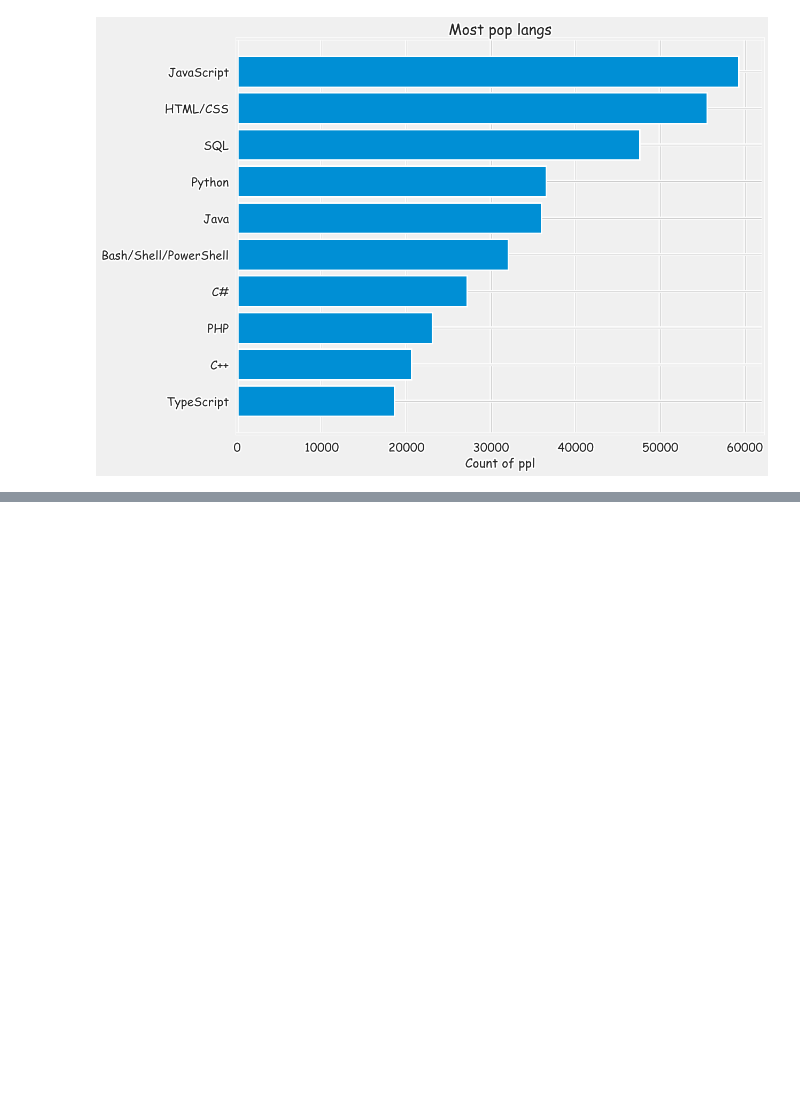
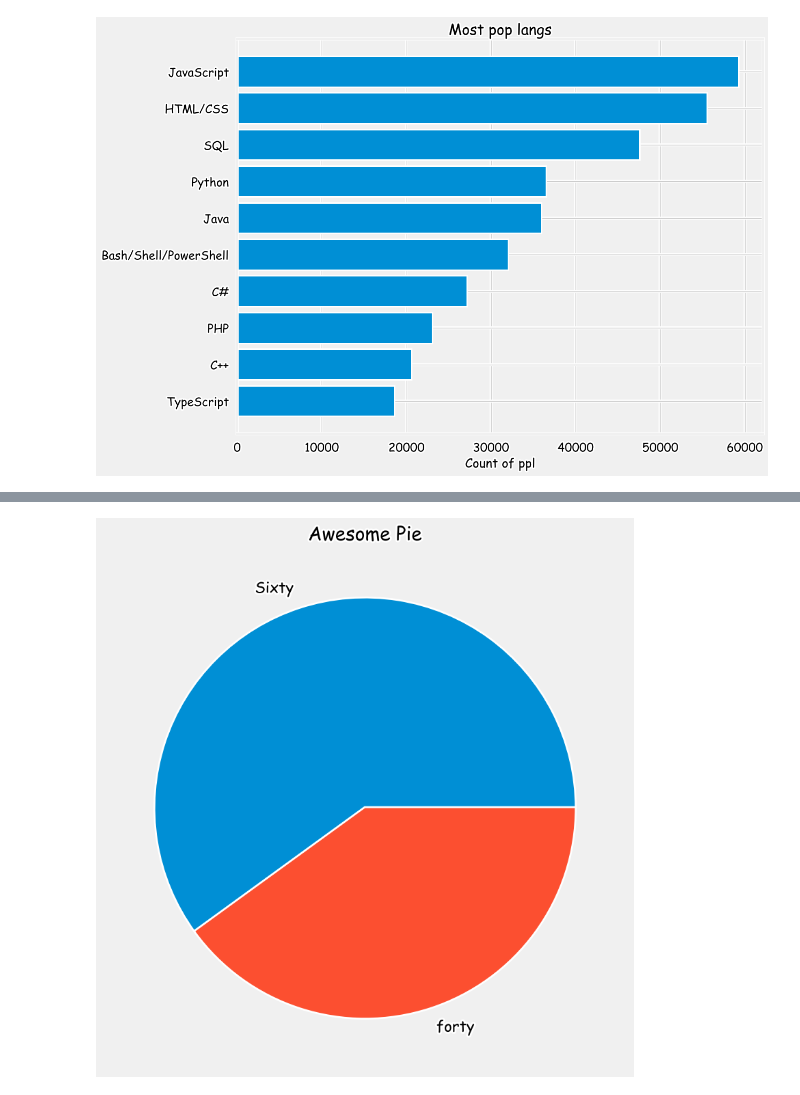
Before and after one commit to aaronmanfrin/main, a Jupyter notebook: Packages/matplot/matplot.ipynb, the cells around one changed output, grey strips where cells are left out. Drawn from its saved outputs; the diff is of its cells as text; code cells hidden in the pictures; blank space fills up the shorter version.

```diff
--- a/Packages/matplot/matplot.ipynb
+++ b/Packages/matplot/matplot.ipynb
@@ -410,0 +424,11 @@ plt.show() ## with pd still works as before
+# %%
+slices = [60,40]
+labels = ['Sixty','forty'] ## adding labels
+plt.title('Awesome Pie')
+plt.tight_layout()
+
+plt.pie(slices, labels=labels)## code for labels
+
+plt.show()
+# %% [output]
+[figure, added]
```
Also changed, not shown: parts of 37 cells of this notebook, 1 other file.
